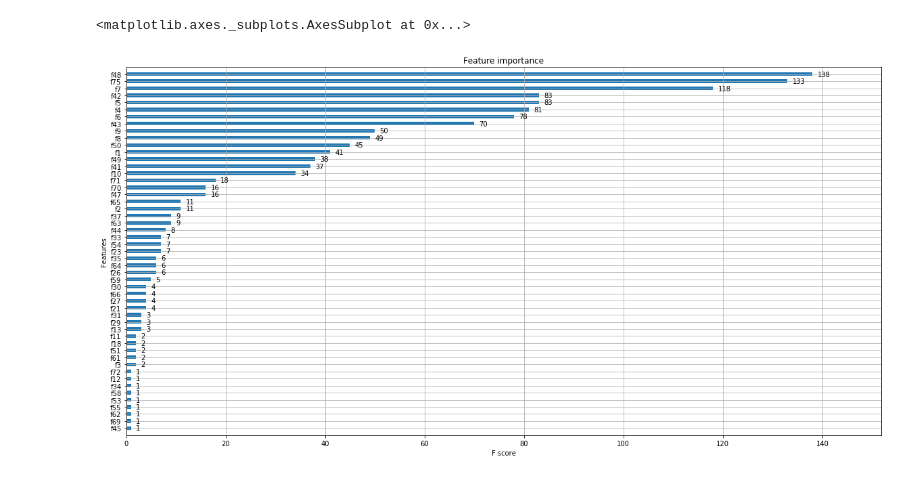
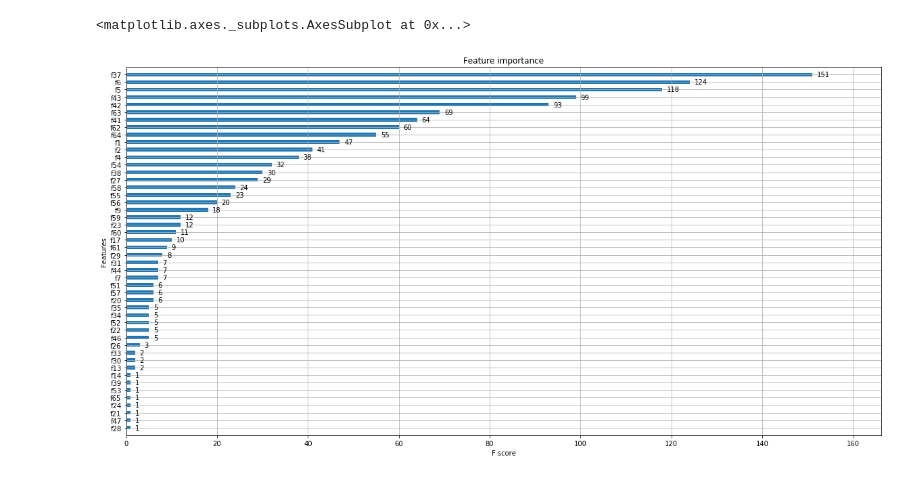
Before and after one commit to skysia1991/risk_poc, a Jupyter notebook: control.ipynb, the cells around one changed output. Cells and saved outputs as stored; diff of their text form; code cells hidden in the pictures.

```diff
--- a/control.ipynb
+++ b/control.ipynb
@@ -9,13 +9,13 @@ import graphviz as gv
 # %%
 #load model
 bst = xgb.Booster()
-bst.load_model('testrand.model')
-bst.dump_model('xgbrand_uni.dump', fmap='xgb_uni.fmap', with_stats=True)
+bst.load_model('testRand_yuqibenjin.model')
+#bst.dump_model('xgbrand_uni.dump', fmap='xgb_uni.fmap', with_stats=True)
 
 #The feature importance of xgb
 fig, ax = plt.subplots(figsize=(20, 10))
 xgb.plot_importance(bst, height=0.5, ax=ax)
 # %% [output]
 <matplotlib.axes._subplots.AxesSubplot at 0x...>
-[figure, old version]
+[figure, new version]
 # %%
```
Also changed, not shown: parts of 5 cells of this notebook, 19 other files.
